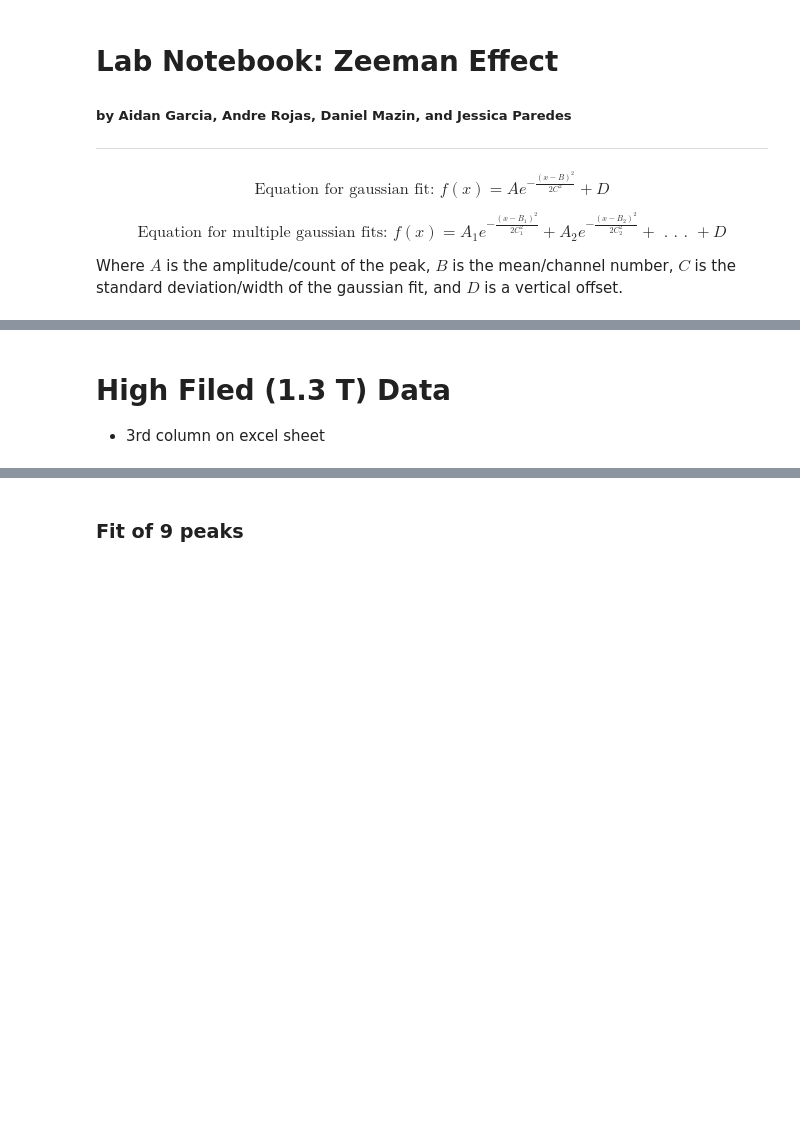
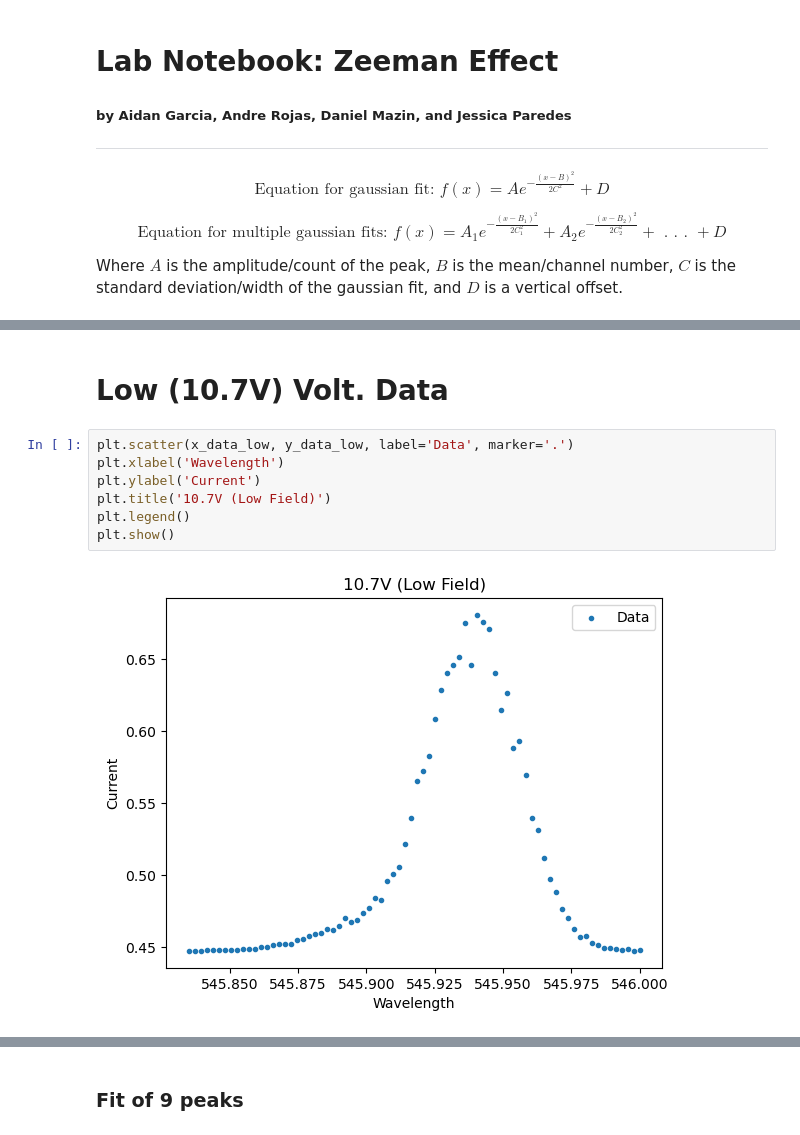
Before and after one commit to MazinDan/Zeeman-Effect, a Jupyter notebook: Zeeman_effect.ipynb, the cells around one changed output, grey strips where cells are left out. Cells and saved outputs as stored; diff of their text form; blank space fills up the shorter version.

```diff
--- a/Zeeman_effect.ipynb
+++ b/Zeeman_effect.ipynb
@@ -111,3 +192,11 @@ y_data_m = [float(row[1]) if is_float(row[1]) else np.nan for row in datam]
-# %% [markdown]
-# High Filed (1.3 T) Data
- - 3rd column on excel sheet
+# %% [markdown]
+# Low (10.7V) Volt. Data
+# %%
+plt.scatter(x_data_low, y_data_low, label='Data', marker='.')
+plt.xlabel('Wavelength')
+plt.ylabel('Current')
+plt.title('10.7V (Low Field)')
+plt.legend()
+plt.show()
+# %% [output]
+[figure, added]
```
Also changed, not shown: parts of 23 cells of this notebook, 1 other file.
